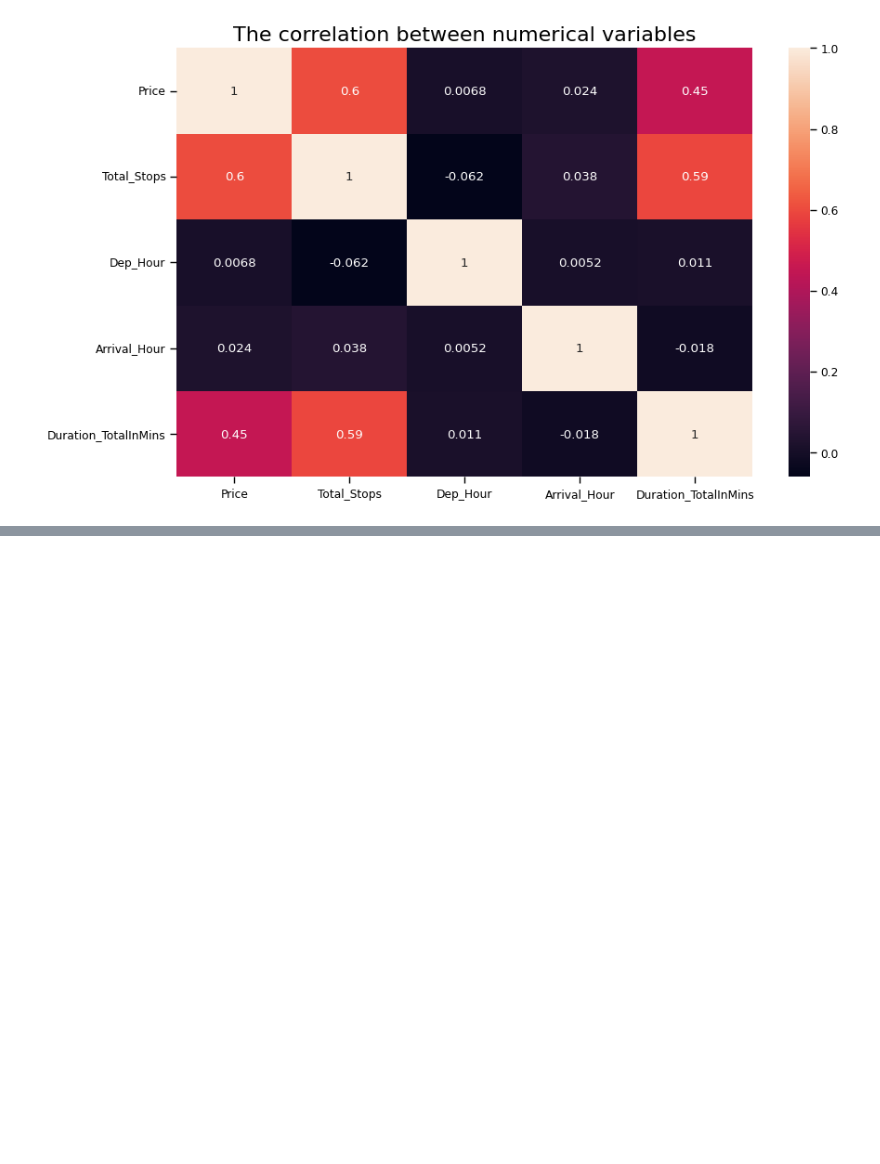
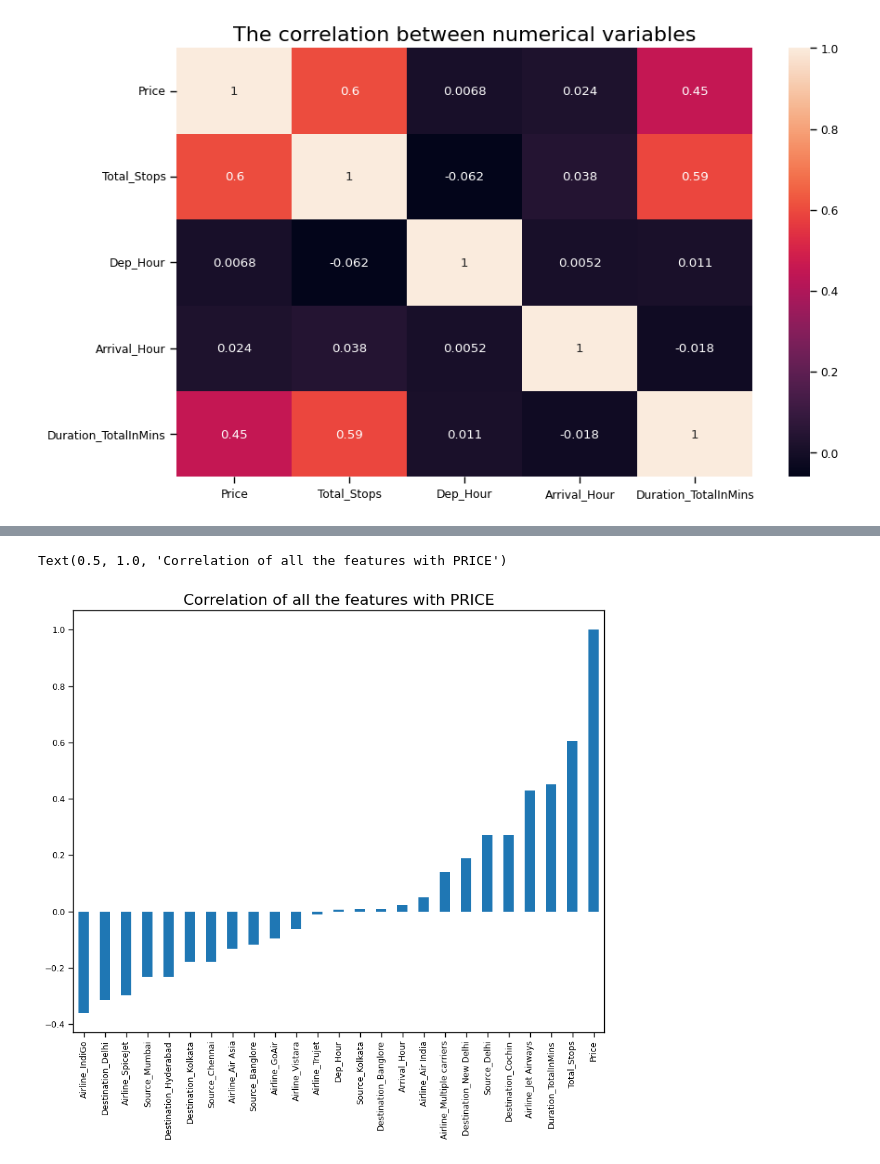
Before and after one commit to Nayanika0428/EDA_of_Airline_dataset, a Jupyter notebook: Airline_data.ipynb, the cells around one changed output, grey strips where cells are left out. Cells and saved outputs as stored; diff of their text form; code cells hidden in the pictures; blank space fills up the shorter version.

```diff
--- a/Airline_data.ipynb
+++ b/Airline_data.ipynb
@@ -315,0 +324,13 @@ plt.show()
+# %%
+df_corr_2 = df_encoded.loc[:,['Total_Stops', 'Airline_Air Asia',
+       'Airline_Air India', 'Airline_GoAir', 'Airline_IndiGo',
+       'Airline_Jet Airways', 'Airline_Multiple carriers', 'Airline_SpiceJet',
+       'Airline_Trujet', 'Airline_Vistara', 'Source_Banglore',
+       'Source_Chennai', 'Source_Delhi', 'Source_Kolkata', 'Source_Mumbai',
+       'Destination_Banglore', 'Destination_Cochin', 'Destination_Delhi',
+       'Destination_Hyderabad', 'Destination_Kolkata', 'Destination_New Delhi',
+       'Duration_TotalInMins', 'Dep_Hour',
+       'Arrival_Hour','Price']]
+# %%
+features_2 = df_corr_2.corr()['Price'].sort_values()
+features_2
@@ -315,0 +355,6 @@ plt.show()
+# %%
+features_2.plot(kind='bar',figsize=(10,8))
+plt.title("Correlation of all the features with PRICE", fontsize= 16)
+# %% [output]
+Text(0.5, 1.0, 'Correlation of all the features with PRICE')
+[figure, added]
```
Also changed, not shown: parts of 14 cells of this notebook.
